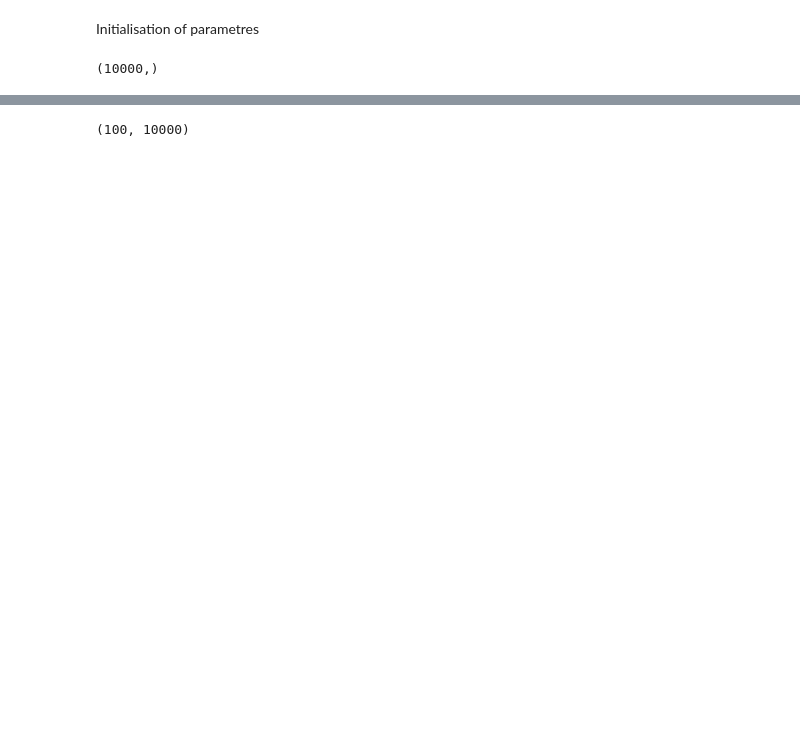
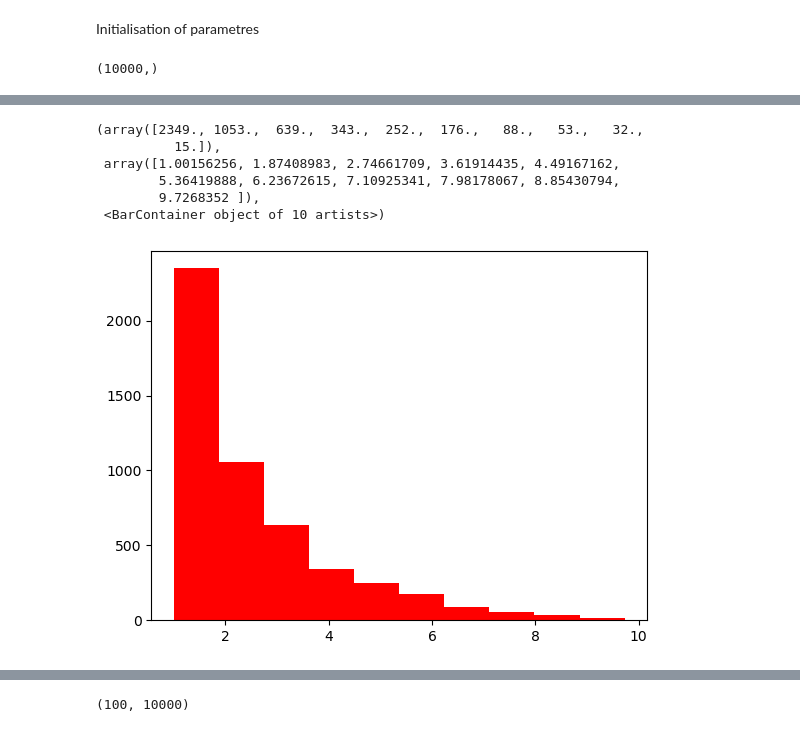
Before and after one commit to IVAN-Hu-yi/CellSizeBCA, a Jupyter notebook: Code/simulation.ipynb, the cells around one changed output, grey strips where cells are left out. Drawn from its saved outputs; the diff is of its cells as text; code cells hidden in the pictures; blank space fills up the shorter version.

```diff
--- a/Code/simulation.ipynb
+++ b/Code/simulation.ipynb
@@ -82,0 +105,10 @@ for i in range(N):
+# %%
+plt.hist(final, label='final', color='red')
+# %% [output]
+(array([2349., 1053.,  639.,  343.,  252.,  176.,   88.,   53.,   32.,
+          15.]),
+ array([1.00156256, 1.87408983, 2.74661709, 3.61914435, 4.49167162,
+        5.36419888, 6.23672615, 7.10925341, 7.98178067, 8.85430794,
+        9.7268352 ]),
+ <BarContainer object of 10 artists>)
+[figure, added]
```
Also changed, not shown: parts of 10 cells of this notebook, 1 other file.
